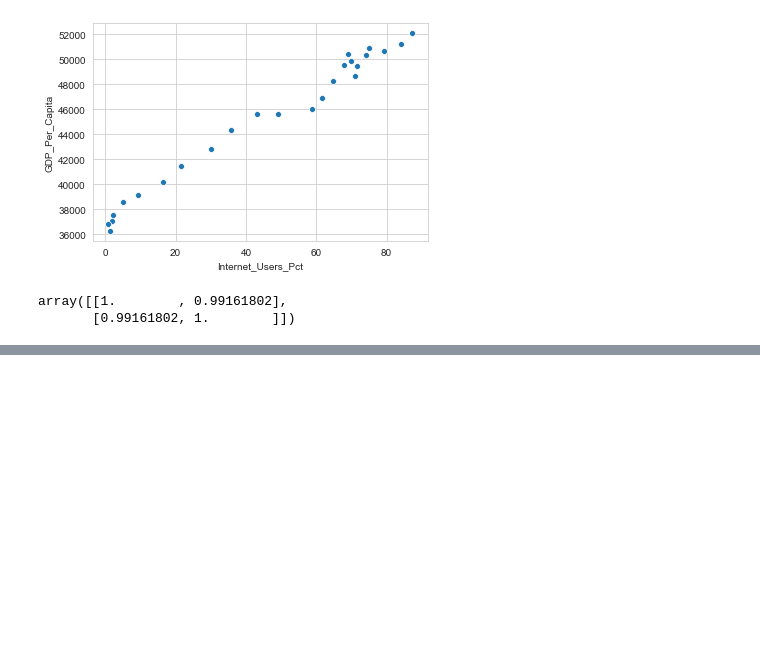
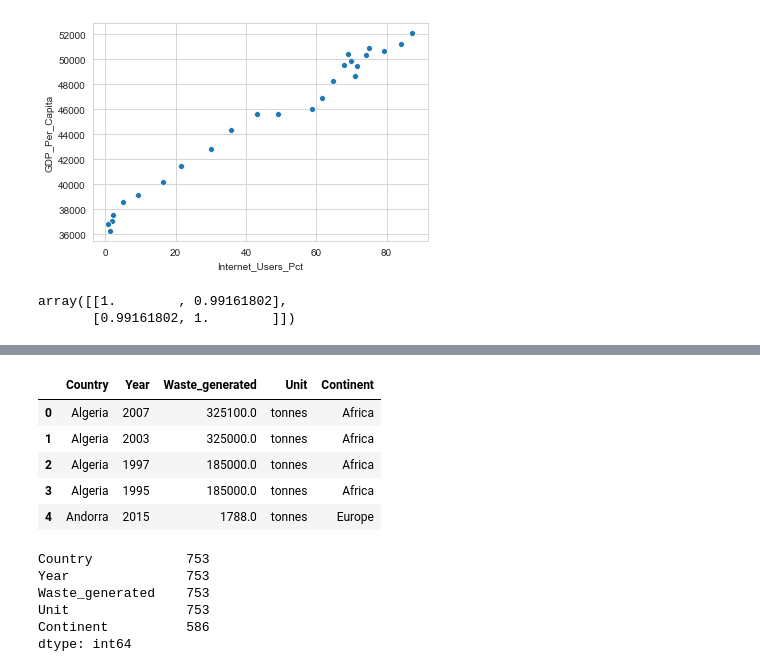
Before and after one commit to nss-data-science-cohort-4/dq1-undata-AmyLG, a Jupyter notebook: notebooks/UN_Data_Exploration.ipynb, the cells around one changed output, grey strips where cells are left out. Drawn from its saved outputs; the diff is of its cells as text; code cells hidden in the pictures; blank space fills up the shorter version.

```diff
--- a/notebooks/UN_Data_Exploration.ipynb
+++ b/notebooks/UN_Data_Exploration.ipynb
@@ -663,0 +715,2 @@ Very string correlation but not sure it's helpful...
+# %%
+haz_waste_generated_df = haz_waste_generated_df.drop(['Value Footnotes'], axis=1)
@@ -663,0 +726,3 @@ Very string correlation but not sure it's helpful...
+# %%
+haz_waste_generated_df.rename(columns = {'Country or Area':'Country', 'Year':'Year', 'Value':'Waste_generated'}, inplace = True)
+haz_waste_generated_df.head(5)
@@ -663,0 +748,21 @@ Very string correlation but not sure it's helpful...
+# %%
+#merge with continent
+haz_waste_generated_df = haz_waste_generated_df.merge(continents, on= 'Country', how ='left')
+# %%
+haz_waste_generated_df.head()
+# %% [output]
+|  | Country | Year | Waste_generated | Unit | Continent |
+| 0 | Algeria | 2007 | 325100.0 | tonnes | Africa |
+| 1 | Algeria | 2003 | 325000.0 | tonnes | Africa |
+| 2 | Algeria | 1997 | 185000.0 | tonnes | Africa |
+| 3 | Algeria | 1995 | 185000.0 | tonnes | Africa |
+| 4 | Andorra | 2015 | 1788.0 | tonnes | Europe |
+# %%
+haz_waste_generated_df.count()
+# %% [output]
+Country            753
+Year               753
+Waste_generated    753
+Unit               753
+Continent          586
+dtype: int64
```
Also changed, not shown: parts of 23 cells of this notebook.
